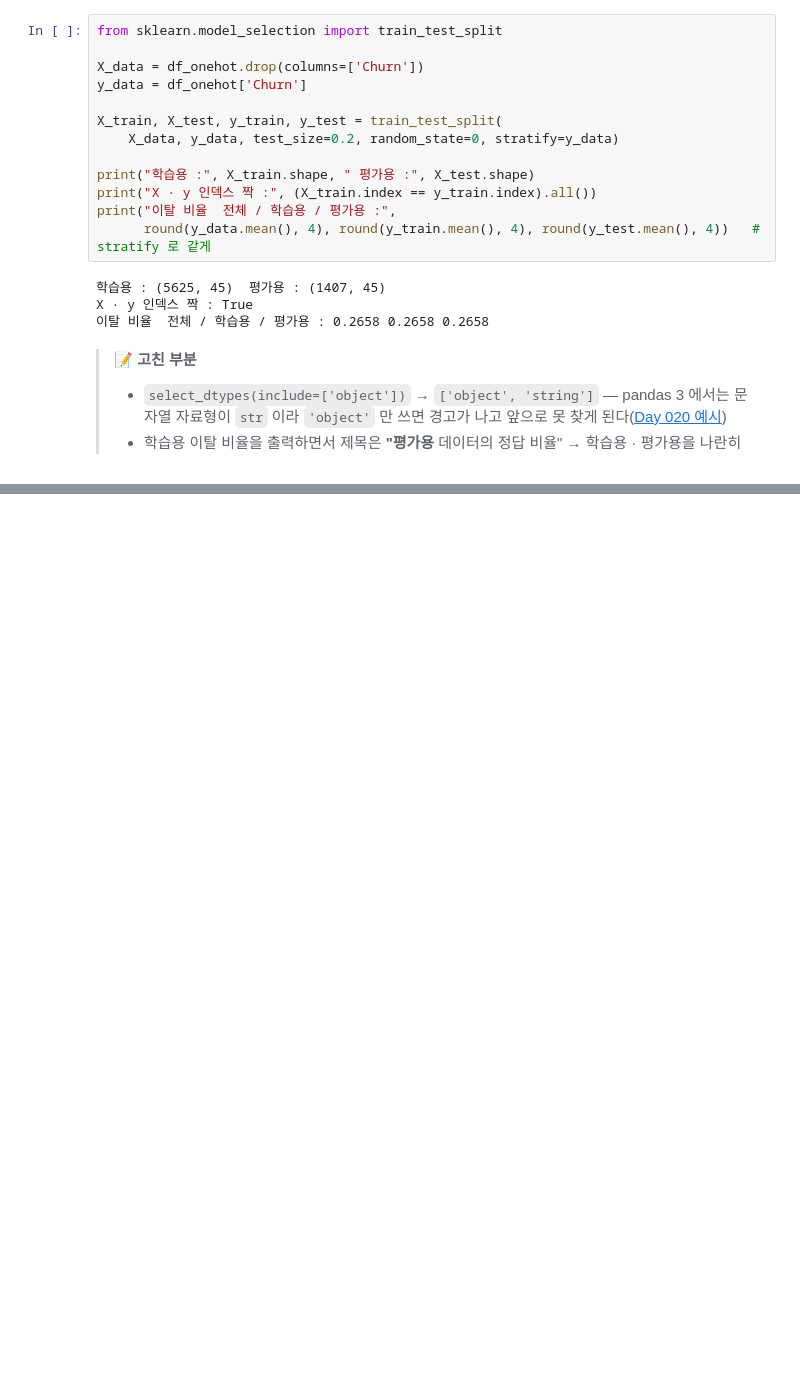
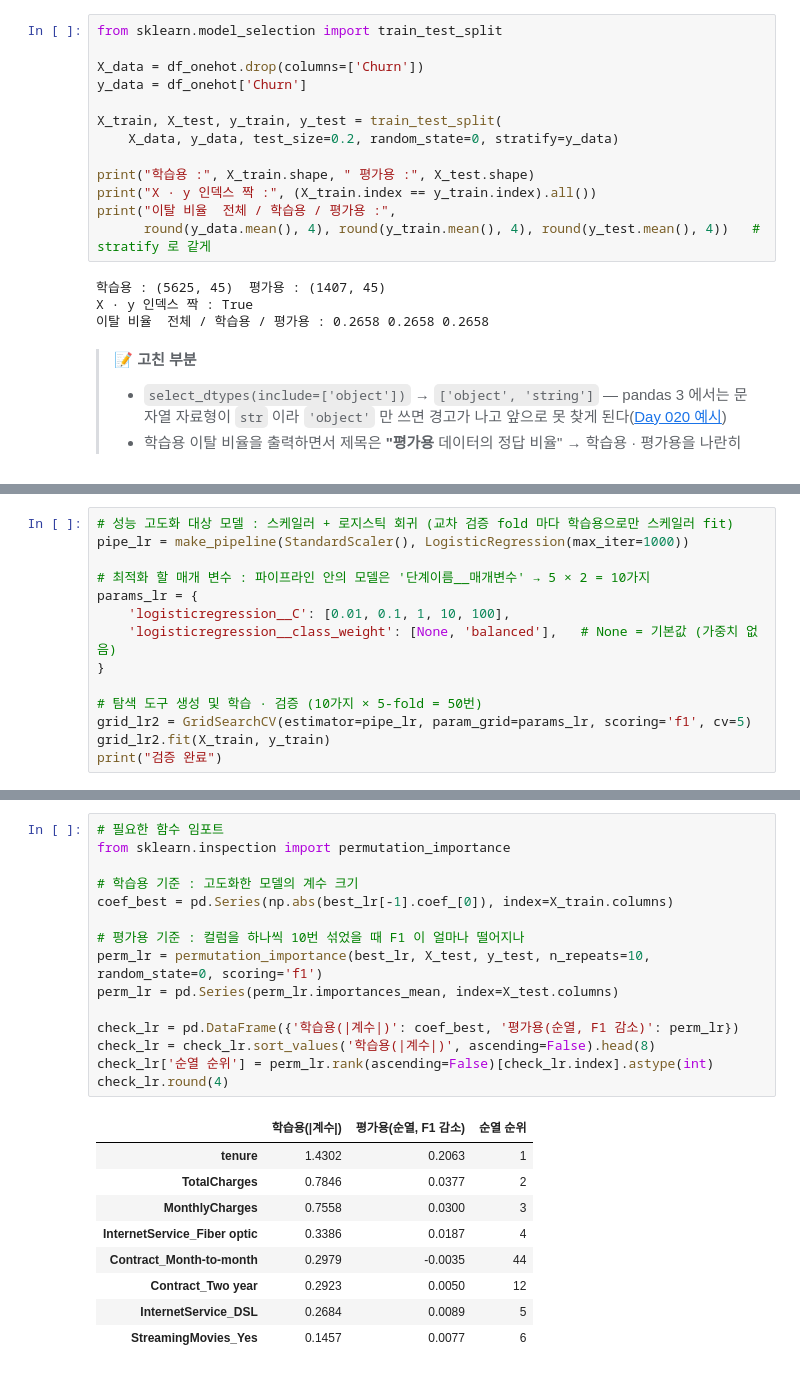
Before and after one commit to funbox-io/SK-Networks-Family-AI-37, a Jupyter notebook: days/2026-10-21/lecture/churn_model_evaluation.ipynb, the cells around one changed output, grey strips where cells are left out. Saved outputs shown, nothing was run; the diff lists cells and outputs as text; blank space fills up the shorter version.

```diff
--- a/days/2026-10-21/lecture/churn_model_evaluation.ipynb
+++ b/days/2026-10-21/lecture/churn_model_evaluation.ipynb
@@ -488,0 +326,14 @@ plt.show()
+# %%
+# 성능 고도화 대상 모델 : 스케일러 + 로지스틱 회귀 (교차 검증 fold 마다 학습용으로만 스케일러 fit)
+pipe_lr = make_pipeline(StandardScaler(), LogisticRegression(max_iter=1000))
+
+# 최적화 할 매개 변수 : 파이프라인 안의 모델은 '단계이름__매개변수' → 5 × 2 = 10가지
+params_lr = {
+    'logisticregression__C': [0.01, 0.1, 1, 10, 100],
+    'logisticregression__class_weight': [None, 'balanced'],   # None = 기본값 (가중치 없음)
+}
+
+# 탐색 도구 생성 및 학습 · 검증 (10가지 × 5-fold = 50번)
+grid_lr2 = GridSearchCV(estimator=pipe_lr, param_grid=params_lr, scoring='f1', cv=5)
+grid_lr2.fit(X_train, y_train)
+print("검증 완료")
@@ -488,0 +433,25 @@ plt.show()
+# %%
+# 필요한 함수 임포트
+from sklearn.inspection import permutation_importance
+
+# 학습용 기준 : 고도화한 모델의 계수 크기
+coef_best = pd.Series(np.abs(best_lr[-1].coef_[0]), index=X_train.columns)
+
+# 평가용 기준 : 컬럼을 하나씩 10번 섞었을 때 F1 이 얼마나 떨어지나
+perm_lr = permutation_importance(best_lr, X_test, y_test, n_repeats=10, random_state=0, scoring='f1')
+perm_lr = pd.Series(perm_lr.importances_mean, index=X_test.columns)
+
+check_lr = pd.DataFrame({'학습용(|계수|)': coef_best, '평가용(순열, F1 감소)': perm_lr})
+check_lr = check_lr.sort_values('학습용(|계수|)', ascending=False).head(8)
+check_lr['순열 순위'] = perm_lr.rank(ascending=False)[check_lr.index].astype(int)
+check_lr.round(4)
+# %% [output]
+|  | 학습용(|계수|) | 평가용(순열, F1 감소) | 순열 순위 |
+| tenure | 1.4302 | 0.2063 | 1 |
+| TotalCharges | 0.7846 | 0.0377 | 2 |
+| MonthlyCharges | 0.7558 | 0.0300 | 3 |
+| InternetService_Fiber optic | 0.3386 | 0.0187 | 4 |
+| Contract_Month-to-month | 0.2979 | -0.0035 | 44 |
+| Contract_Two year | 0.2923 | 0.0050 | 12 |
+| InternetService_DSL | 0.2684 | 0.0089 | 5 |
+| StreamingMovies_Yes | 0.1457 | 0.0077 | 6 |
```
Also changed, not shown: parts of 95 cells of this notebook, 3 other files.
